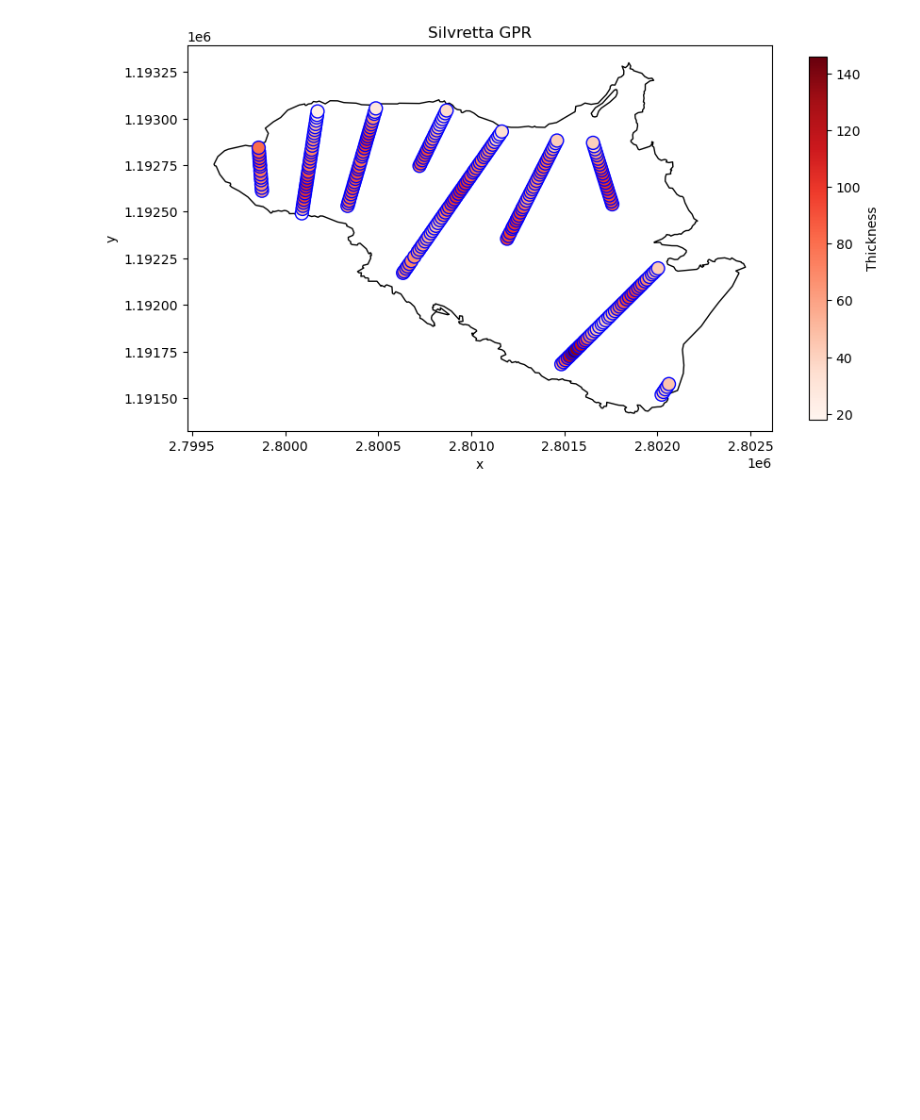
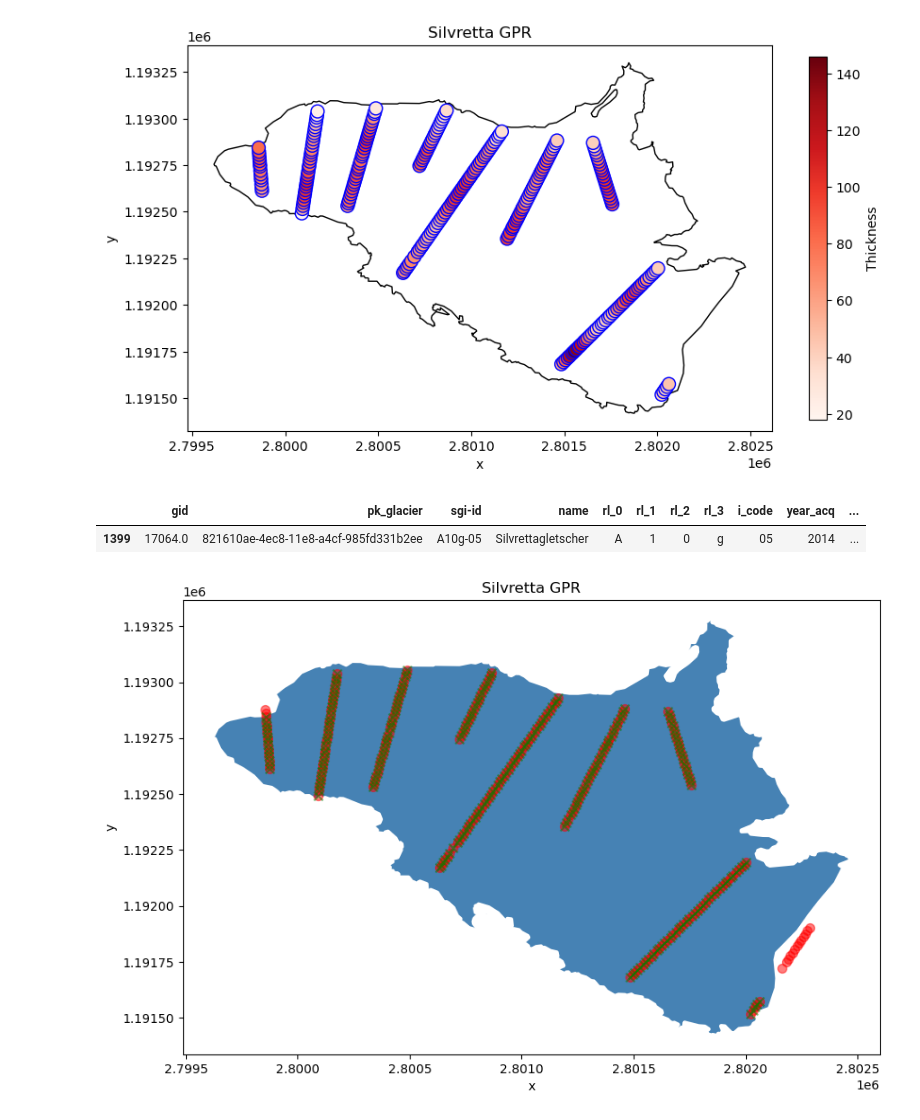
Before and after one commit to fquaren/CORDS, a Jupyter notebook: Workshop-Geodata-Processing/Working-with-vector-data.ipynb, the cells around one changed output. Drawn from its saved outputs; the diff is of its cells as text; code cells hidden in the pictures; blank space fills up the shorter version.

```diff
--- a/Workshop-Geodata-Processing/Working-with-vector-data.ipynb
+++ b/Workshop-Geodata-Processing/Working-with-vector-data.ipynb
@@ -448,11 +448,27 @@ plt.ylabel('y')
 plt.show()
 # %% [output]
 [figure]
+# %%
+silv_outline
+# %% [output]
+|  | gid | pk_glacier | sgi-id | name | rl_0 | rl_1 | rl_2 | rl_3 | i_code | year_acq | ... |
+| 1399 | 17064.0 | 821610ae-4ec8-11e8-a4cf-985fd331b2ee | A10g-05 | Silvrettagletscher | A | 1 | 0 | g | 05 | 2014 | ... |
 # %%
 # using an inside buffer
-silv_outline_buffered = ... #buffer inside
+silv_outline_buffered = silv_outline.geometry.buffer(-10) #buffer inside
 silv_outline.loc[:,['buffered']] = silv_outline_buffered #add geometry as new column (could also replace original one)
 silv_outline = silv_outline.set_geometry('buffered') #set new column as geometry
-silv_outline = silv_outline.drop('geometry', axis=1) # if added as new column, drop old one, otherwise spatial join keeps geomety, which screws up the plotting
-points_inside_buff = gpd.sjoin(...) # re-run spatial join
+# silv_outline = silv_outline.drop('geometry', axis=1) # if added as new column, drop old one, otherwise spatial join keeps geomety, which screws up the plotting
+points_inside_buff = gpd.sjoin(silvretta_lv95, silv_outline, predicate='within') # re-run spatial join
 #plot
+# %%
+fig, ax = plt.subplots(figsize=(10, 10))
+silvretta_lv95.plot(ax=ax, marker='o', color='r', markersize=50, alpha=.5, zorder=1)
+points_inside.plot(ax=ax, marker='x', color='g', markersize=50, alpha=.5, zorder=2)
+silv_outline.plot(ax=ax, color='steelblue', zorder=0)
+plt.title('Silvretta GPR')
+plt.xlabel('x')
+plt.ylabel('y')
+plt.show()
+# %% [output]
+[figure, added]
```
Also changed, not shown: parts of 1 cell of this notebook, 2 other files.
